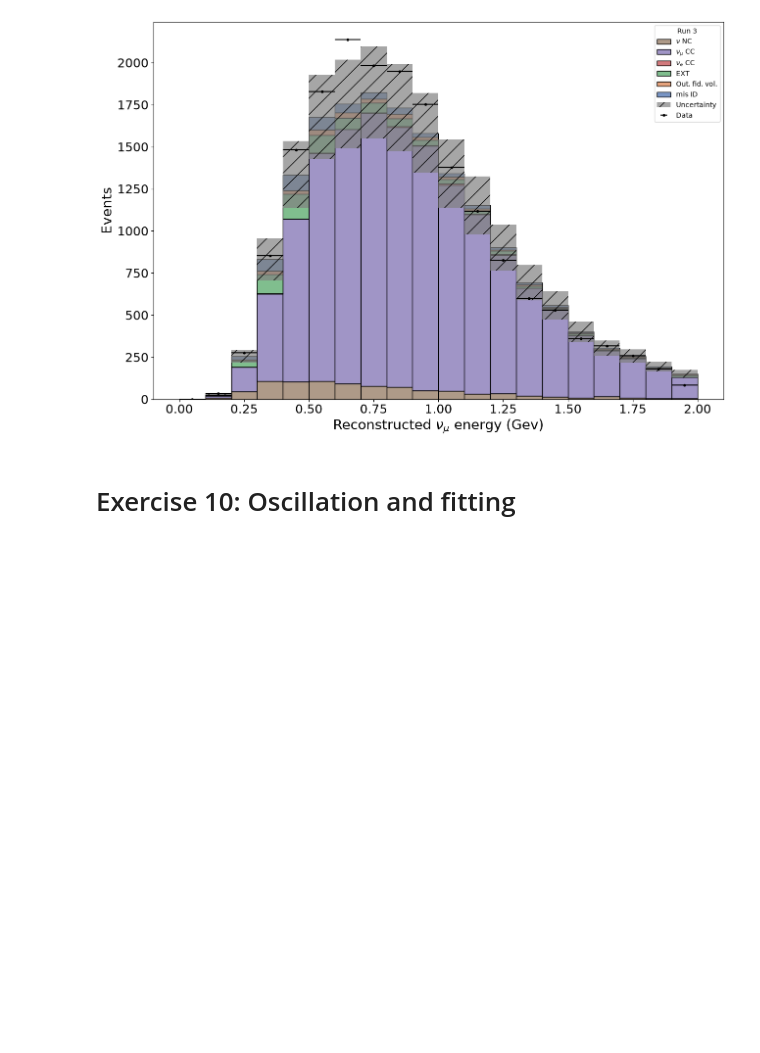
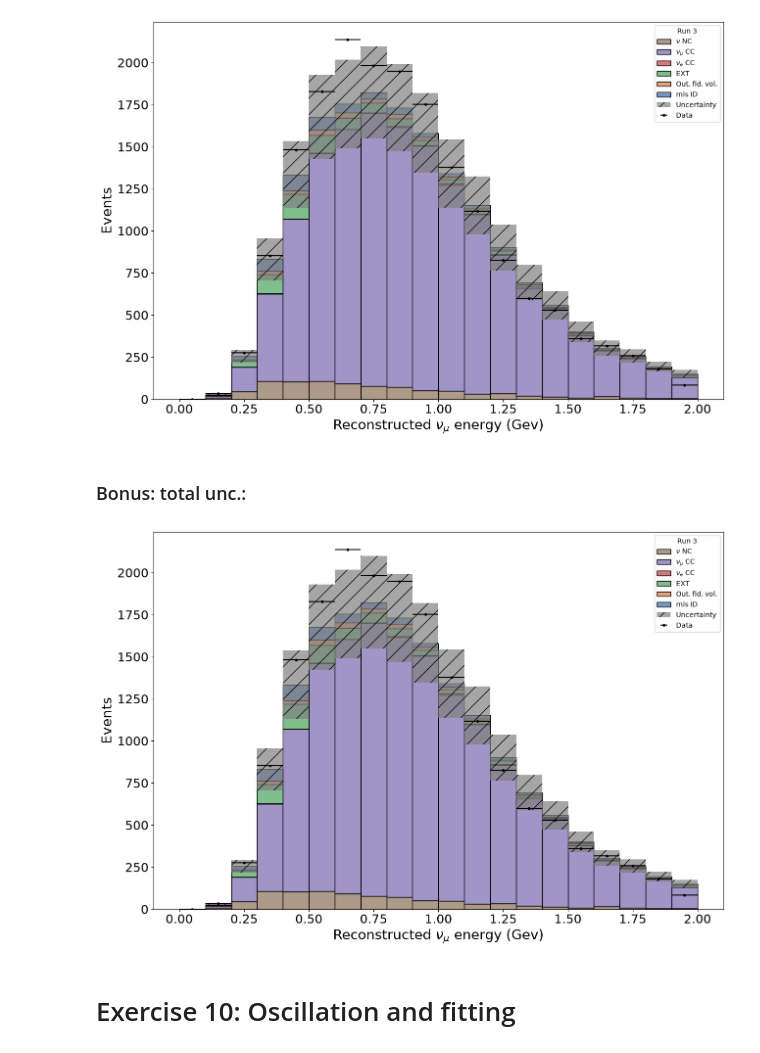
Before and after one commit to CanonicaliTY/uboone_lab_student_copy, a Jupyter notebook: MainAnalysis_template.ipynb, the cells around one changed output. Cells and saved outputs as stored; diff of their text form; code cells hidden in the pictures; blank space fills up the shorter version.

```diff
--- a/MainAnalysis_template.ipynb
+++ b/MainAnalysis_template.ipynb
@@ -603,6 +603,45 @@ MC_heights, data_heights = Neutrino_functions.histogram_plot(
 )
 # %% [output]
 [figure]
+# %% [markdown]
+### Bonus: total unc.:
+# %%
+# Use the same 20 bins over 0-2 GeV as the original plot
+bin_edges = np.linspace(0, 2, 21)
+
+# Sum the squared event weights in each bin
+mc_sumw2, _ = np.histogram(
+    MC_EXT["trk_energy_tot"],
+    bins=bin_edges,
+    weights=MC_EXT["weight"] ** 2
+)
+
+# The template expects a fractional statistical uncertainty
+def mc_relative_stat(mc_heights):
+    mc_heights = np.asarray(mc_heights, dtype=float)
+
+    return np.divide(
+        np.sqrt(mc_sumw2),
+        mc_heights,
+        out=np.zeros_like(mc_heights),
+        where=mc_heights != 0
+    )
+
+# Combine statistical and systematic uncertainties in the template
+MC_heights, data_heights = Neutrino_functions.histogram_plot(
+    MC_frame=MC_EXT,
+    variable="trk_energy_tot",
+    bins=20,
+    name="Ex9_bonus_energy_spectrum",
+    scaling=MC_EXT["weight"],
+    xlims=[0, 2],
+    plot_data=True,
+    dataFrame=data_frame,
+    logscale=False,
+    Stat_func=mc_relative_stat
+)
+# %% [output]
+[figure, added]
 # %% [markdown]
 # Exercise 10: Oscillation and fitting
 # %% [markdown]
```
Also changed, not shown: parts of 1 cell of this notebook, 2 other files.
